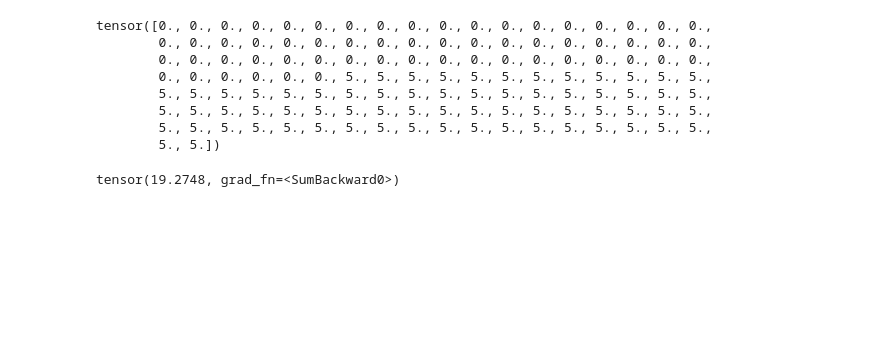
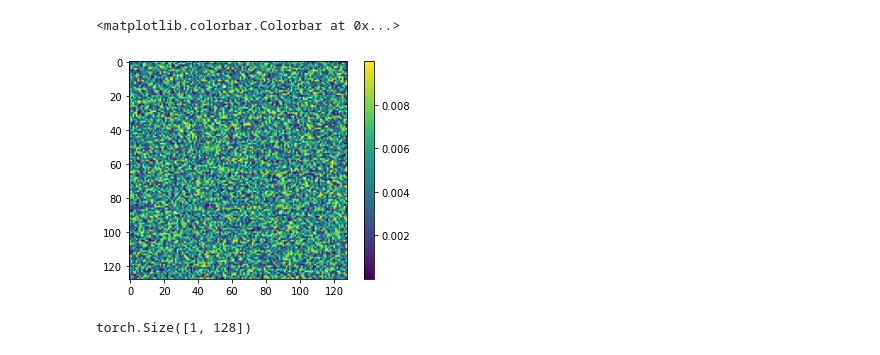
Before and after one commit to Helene-Maxcici/Autoencoder-Study, a Jupyter notebook: 4_layers_Free_Encoder_Decoder.ipynb, the cells around one changed output. Drawn from its saved outputs; the diff is of its cells as text; code cells hidden in the pictures; blank space fills up the shorter version.

```diff
--- a/4_layers_Free_Encoder_Decoder.ipynb
+++ b/4_layers_Free_Encoder_Decoder.ipynb
@@ -193,0 +198,16 @@ ae.rest_S()
+# %%
+class Encoder(nn.Module):
+# This is a one layer encoder
+
+  def __init__(self, n_in, n_code):
+    super(Encoder, self).__init__()
+
+    self.W1 = Parameter(torch.randn(n_code, n_in, dtype= torch.float)*0.01, requires_grad = True)
+
+    self.b1 = Parameter(torch.randn(1, n_code, dtype= torch.float)*0.01, requires_grad = True)
+
+  def forward(self, X):
+
+    self.code = F.linear(X, self.W1, self.b1)
+
+    return self.code
@@ -303,15 +243,0 @@ Text(0.5, 0, 'epochs')
-# %%
-X_test[:,60]
-# %% [output]
-tensor([0., 0., 0., 0., 0., 0., 0., 0., 0., 0., 0., 0., 0., 0., 0., 0., 0., 0.,
-        0., 0., 0., 0., 0., 0., 0., 0., 0., 0., 0., 0., 0., 0., 0., 0., 0., 0.,
-        0., 0., 0., 0., 0., 0., 0., 0., 0., 0., 0., 0., 0., 0., 0., 0., 0., 0.,
-        0., 0., 0., 0., 0., 0., 5., 5., 5., 5., 5., 5., 5., 5., 5., 5., 5., 5.,
-        5., 5., 5., 5., 5., 5., 5., 5., 5., 5., 5., 5., 5., 5., 5., 5., 5., 5.,
-        5., 5., 5., 5., 5., 5., 5., 5., 5., 5., 5., 5., 5., 5., 5., 5., 5., 5.,
-        5., 5., 5., 5., 5., 5., 5., 5., 5., 5., 5., 5., 5., 5., 5., 5., 5., 5.,
-        5., 5.])
-# %%
-(ae.W1 * X_test[:,60]).sum()
-# %% [output]
-tensor(19.2748, grad_fn=<SumBackward0>)
@@ -317,0 +253,11 @@ tensor(19.2748, grad_fn=<SumBackward0>)
+# %%
+%matplotlib inline
+plt.imshow(((ae.decoder.W3)).detach().numpy())
+plt.colorbar()
+# %% [output]
+<matplotlib.colorbar.Colorbar at 0x...>
+[figure, added]
+# %%
+ae.grads[1]['grad'].shape
+# %% [output]
+torch.Size([1, 128])
```
Also changed, not shown: parts of 32 cells of this notebook.
